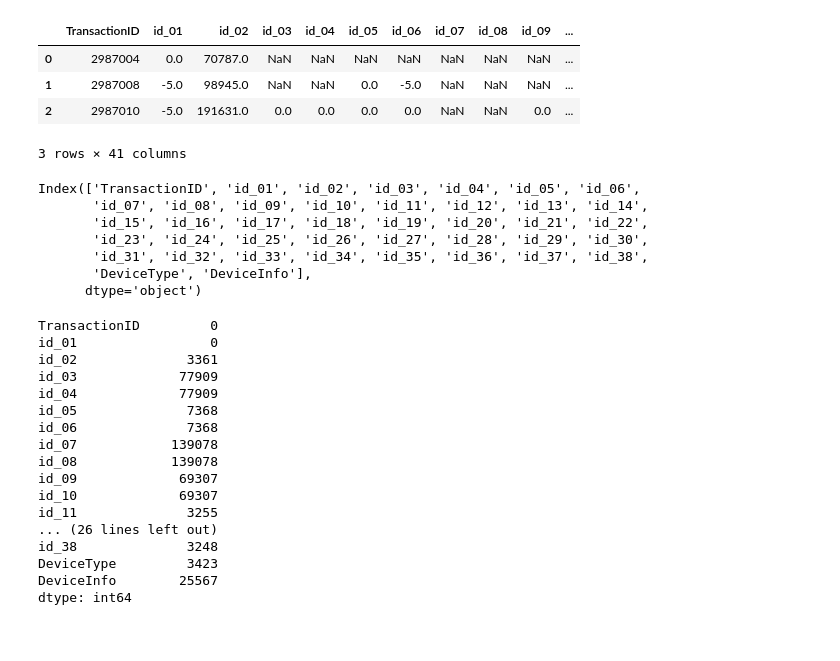
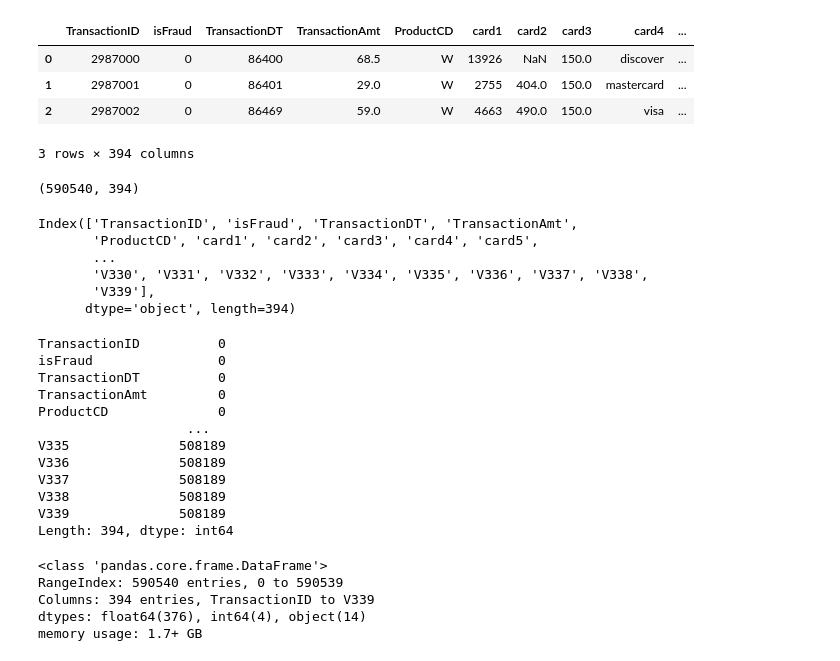
Before and after one commit to hw79chopin/Kaggle_Card_fraud_detection, a Jupyter notebook: Transaction data.ipynb, the cells around one changed output. Saved outputs shown, nothing was run; the diff lists cells and outputs as text; code cells hidden in the pictures.

Commit message:
Identity data & Transaction data: Data exploration

```diff
--- a/Transaction data.ipynb
+++ b/Transaction data.ipynb
@@ -4,42 +4,48 @@ import pandas_profiling
 import numpy as np
 import seaborn as sns
 
-id_train = pd.read_csv('train_identity.csv', engine='python')
+trns_train = pd.read_csv('ieee-fraud-detection/train_transaction.csv', engine = 'python')
 # %%
-id_train.head(3)
+trns_train.head(3)
 # %% [output]
-|  | TransactionID | id_01 | id_02 | id_03 | id_04 | id_05 | id_06 | id_07 | id_08 | id_09 | ... |
-| 0 | 2987004 | 0.0 | 70787.0 | NaN | NaN | NaN | NaN | NaN | NaN | NaN | ... |
-| 1 | 2987008 | -5.0 | 98945.0 | NaN | NaN | 0.0 | -5.0 | NaN | NaN | NaN | ... |
-| 2 | 2987010 | -5.0 | 191631.0 | 0.0 | 0.0 | 0.0 | 0.0 | NaN | NaN | 0.0 | ... |
+|  | TransactionID | isFraud | TransactionDT | TransactionAmt | ProductCD | card1 | card2 | card3 | card4 | ... |
+| 0 | 2987000 | 0 | 86400 | 68.5 | W | 13926 | NaN | 150.0 | discover | ... |
+| 1 | 2987001 | 0 | 86401 | 29.0 | W | 2755 | 404.0 | 150.0 | mastercard | ... |
+| 2 | 2987002 | 0 | 86469 | 59.0 | W | 4663 | 490.0 | 150.0 | visa | ... |
-3 rows × 41 columns
+3 rows × 394 columns
+# %%
+trns_train.shape
+# %% [output]
+(590540, 394)
 # %%
-id_train.columns
+trns_train.columns
 # %% [output]
-Index(['TransactionID', 'id_01', 'id_02', 'id_03', 'id_04', 'id_05', 'id_06',
-       'id_07', 'id_08', 'id_09', 'id_10', 'id_11', 'id_12', 'id_13', 'id_14',
-       'id_15', 'id_16', 'id_17', 'id_18', 'id_19', 'id_20', 'id_21', 'id_22',
-       'id_23', 'id_24', 'id_25', 'id_26', 'id_27', 'id_28', 'id_29', 'id_30',
-       'id_31', 'id_32', 'id_33', 'id_34', 'id_35', 'id_36', 'id_37', 'id_38',
-       'DeviceType', 'DeviceInfo'],
-      dtype='object')
+Index(['TransactionID', 'isFraud', 'TransactionDT', 'TransactionAmt',
+       'ProductCD', 'card1', 'card2', 'card3', 'card4', 'card5',
+       ...
+       'V330', 'V331', 'V332', 'V333', 'V334', 'V335', 'V336', 'V337', 'V338',
+       'V339'],
+      dtype='object', length=394)
 # %%
-id_train.isnull().sum()
+trns_train.isnull().sum()
 # %% [output]
-TransactionID         0
-id_01                 0
-id_02              3361
-id_03             77909
-id_04             77909
-id_05              7368
-id_06              7368
-id_07            139078
-id_08            139078
-id_09             69307
-id_10             69307
-id_11              3255
-... (26 lines left out)
-id_38              3248
-DeviceType         3423
-DeviceInfo        25567
-dtype: int64
+TransactionID          0
+isFraud                0
+TransactionDT          0
+TransactionAmt         0
+ProductCD              0
+                   ...
+V335              508189
+V336              508189
+V337              508189
+V338              508189
+V339              508189
+Length: 394, dtype: int64
+# %%
+trns_train.info()
+# %% [output]
+<class 'pandas.core.frame.DataFrame'>
+RangeIndex: 590540 entries, 0 to 590539
+Columns: 394 entries, TransactionID to V339
+dtypes: float64(376), int64(4), object(14)
+memory usage: 1.7+ GB
```
Also changed, not shown: parts of 5 cells of this notebook, 1 other file.
